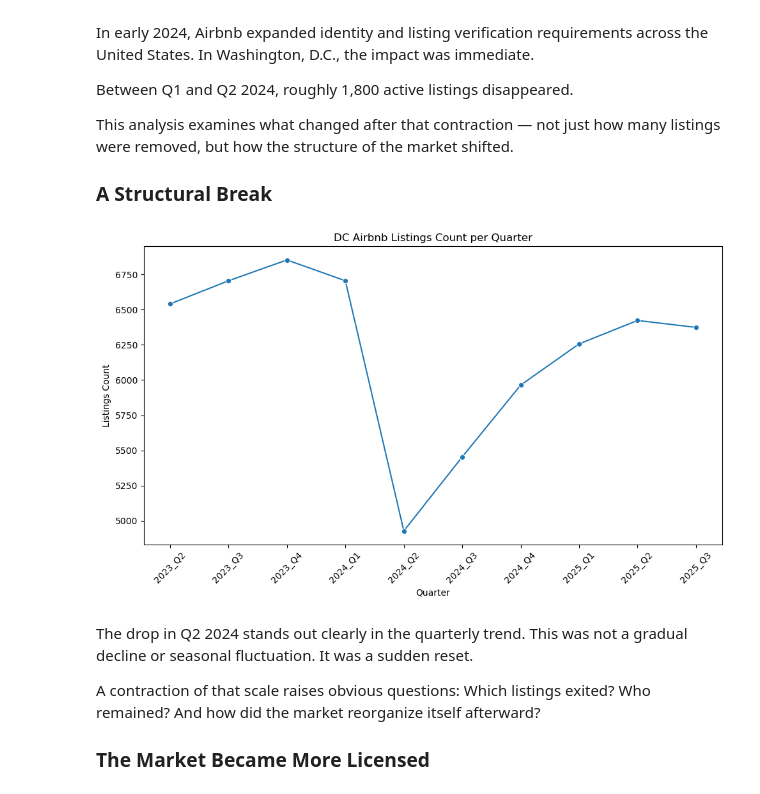
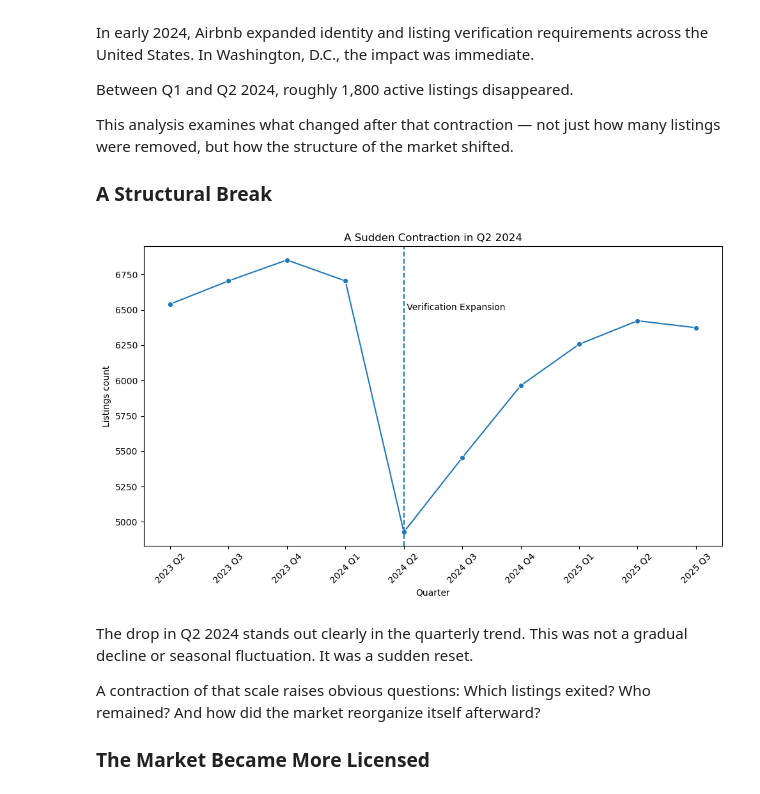
Before and after one commit to johbry17/Capital-Crashpad, a Jupyter notebook: notebooks/case_study.ipynb, the cells around one changed output. Drawn from its saved outputs; the diff is of its cells as text; code cells hidden in the pictures.

```diff
--- a/notebooks/case_study.ipynb
+++ b/notebooks/case_study.ipynb
@@ -39,26 +38,31 @@ This analysis examines what changed after that contraction — not just how many
 # %%
 # listings count per quarter
 df = pd.read_sql(
     """
     SELECT
         quarter,
         listings_count
     FROM quarterly_market_summary
     ORDER BY quarter_index;
     """,
     engine,
 )
 
 plt.figure(figsize=(10, 6))
 sns.lineplot(data=df, x="quarter", y="listings_count", marker="o")
-plt.title("DC Airbnb Listings Count per Quarter")
+plt.title("A Sudden Contraction in Q2 2024")
 plt.xlabel("Quarter")
-plt.ylabel("Listings Count")
+plt.ylabel("Listings count")
 plt.xticks(rotation=45)
+ax = plt.gca()
+labels = [label.get_text().replace("_", " ") for label in ax.get_xticklabels()]
+ax.set_xticklabels(labels)
+plt.axvline(x="2024_Q2", linestyle="--")
+plt.text("2024_Q2", 6500, " Verification Expansion")
 plt.tight_layout()
 plt.show()
 # %% [output]
-[figure, old version]
+[figure, new version]
 # %% [markdown]
 The drop in Q2 2024 stands out clearly in the quarterly trend. This was not a gradual decline or seasonal fluctuation. It was a sudden reset.
 
```
Also changed, not shown: parts of 11 cells of this notebook, 1 other file.
